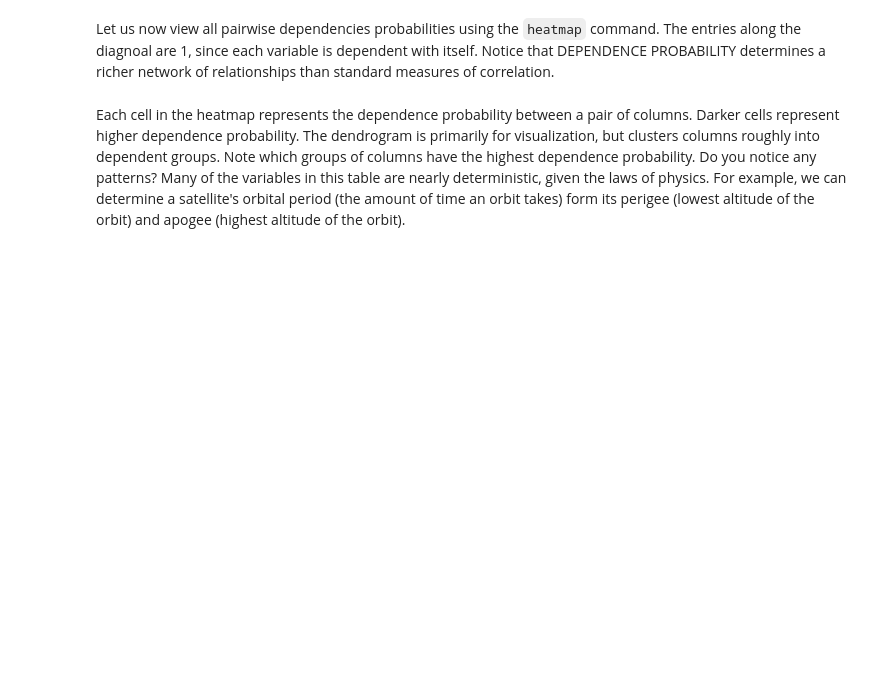
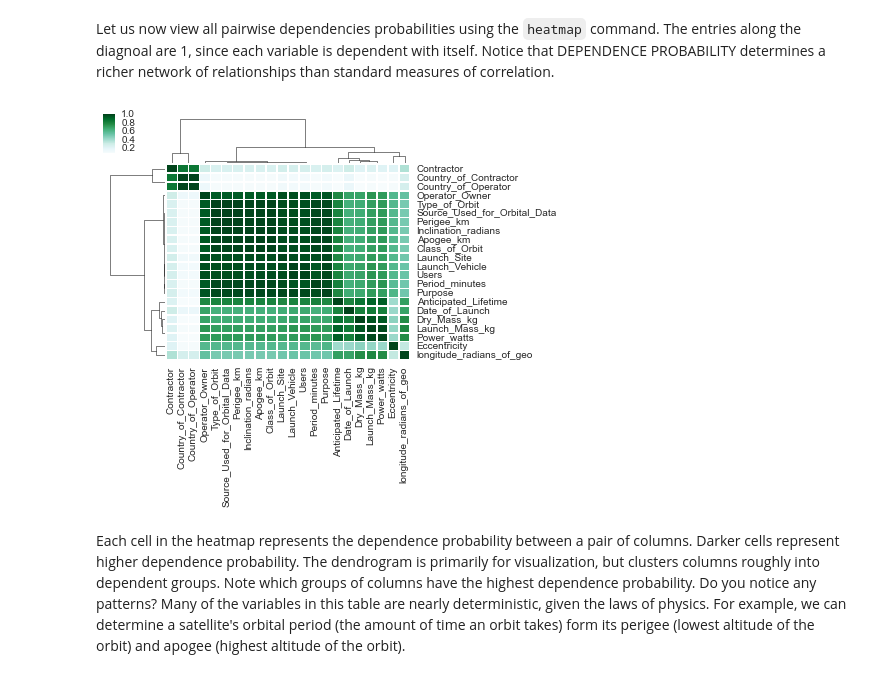
Before and after one commit to probcomp/bayeslite, a Jupyter notebook: examples/Satellites.ipynb, the cells around one changed output. Cells and saved outputs as stored; diff of their text form; code cells hidden in the pictures; blank space fills up the shorter version.

```diff
--- a/examples/Satellites.ipynb
+++ b/examples/Satellites.ipynb
@@ -146,5 +296,7 @@ from bdbcontrib.facade import do_query
 # %%
-bdbcontrib.heatmap(satellites_bdb, 'ESTIMATE PAIRWISE DEPENDENCE PROBABILITY FROM satellites_cc;')
+_ = bdbcontrib.heatmap(satellites_bdb, 'ESTIMATE DEPENDENCE PROBABILITY FROM PAIRWISE COLUMNS OF satellites_cc;')
+# %% [output]
+[figure, added]
 # %% [markdown]
 Each cell in the heatmap represents the dependence probability between a pair of columns. Darker cells represent higher dependence probability. The dendrogram is primarily for visualization, but clusters columns roughly into dependent groups. Note which groups of columns have the highest dependence probability. Do you notice any patterns? Many of the variables in this table are nearly deterministic, given the laws of physics. For example, we can determine a satellite's orbital period (the amount of time an orbit takes) form its perigee (lowest altitude of the orbit) and apogee (highest altitude of the orbit).
 # %% [markdown]
```
Also changed, not shown: parts of 40 cells of this notebook.
